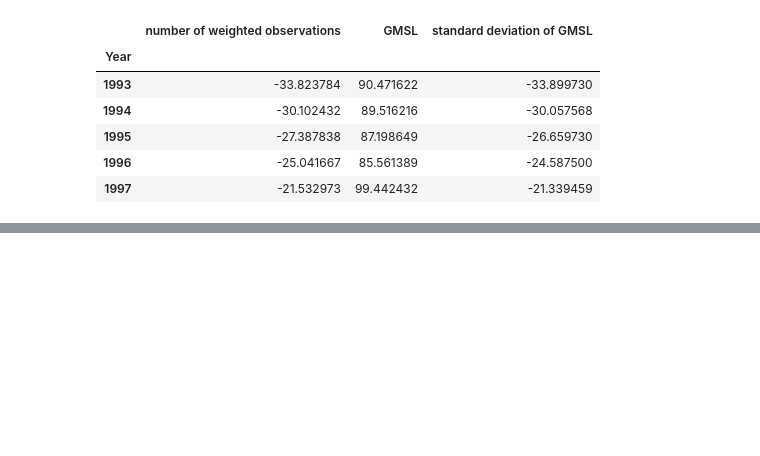
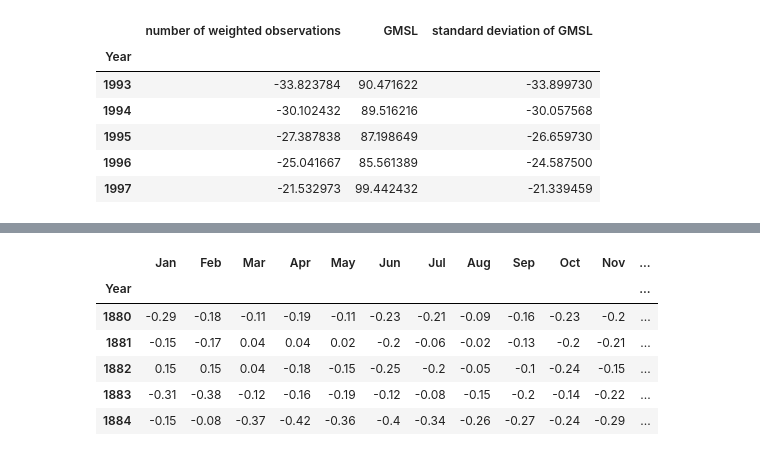
Before and after one commit to hakujeric/ETL-Project, a Jupyter notebook: DataAnalysis.ipynb, the cells around one changed output, grey strips where cells are left out. Cells and saved outputs as stored; diff of their text form; code cells hidden in the pictures; blank space fills up the shorter version.

```diff
--- a/DataAnalysis.ipynb
+++ b/DataAnalysis.ipynb
@@ -117,0 +111,3 @@ temp_df.head()
+# %%
+temp_df.drop(['J-D', 'D-N', 'DJF', 'MAM', 'JJA','SON'], axis=1, inplace=True)
+temp_df.head()
@@ -117,0 +121,12 @@ temp_df.head()
+# %%
+temp_df.set_index('Year',inplace=True)
+temp_df['Average Temp'] = temp_df.mean(axis=1)
+temp_df.head()
+# %% [output]
+|  | Jan | Feb | Mar | Apr | May | Jun | Jul | Aug | Sep | Oct | Nov | ... |
+| Year |  |  |  |  |  |  |  |  |  |  |  | ... |
+| 1880 | -0.29 | -0.18 | -0.11 | -0.19 | -0.11 | -0.23 | -0.21 | -0.09 | -0.16 | -0.23 | -0.2 | ... |
+| 1881 | -0.15 | -0.17 | 0.04 | 0.04 | 0.02 | -0.2 | -0.06 | -0.02 | -0.13 | -0.2 | -0.21 | ... |
+| 1882 | 0.15 | 0.15 | 0.04 | -0.18 | -0.15 | -0.25 | -0.2 | -0.05 | -0.1 | -0.24 | -0.15 | ... |
+| 1883 | -0.31 | -0.38 | -0.12 | -0.16 | -0.19 | -0.12 | -0.08 | -0.15 | -0.2 | -0.14 | -0.22 | ... |
+| 1884 | -0.15 | -0.08 | -0.37 | -0.42 | -0.36 | -0.4 | -0.34 | -0.26 | -0.27 | -0.24 | -0.29 | ... |
```
Also changed, not shown: parts of 30 cells of this notebook, 2 other files.
